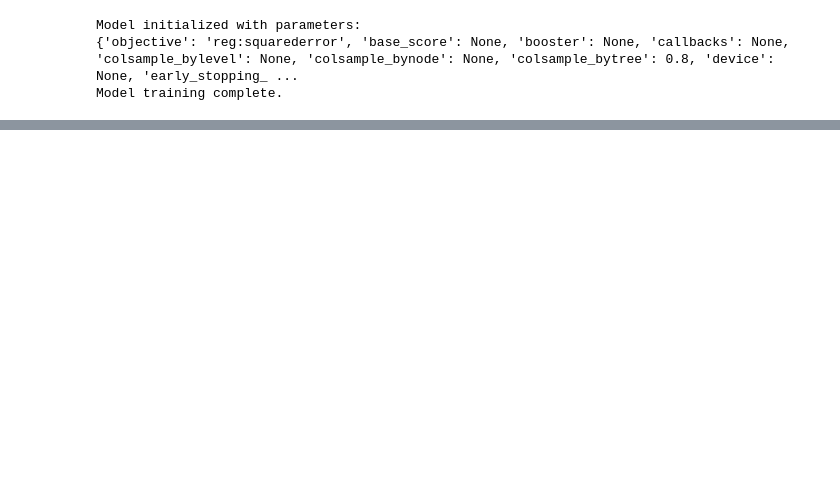
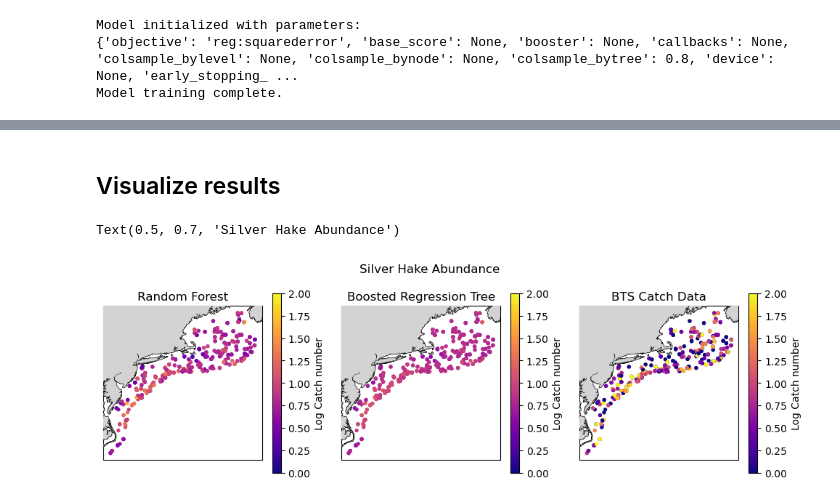
Before and after one commit to fish-pace/2026-proj-Trawling4PACE, a Jupyter notebook: contributor_folders/hsynan/RF_BRT_modeldevelopment.ipynb, the cells around one changed output, grey strips where cells are left out. Drawn from its saved outputs; the diff is of its cells as text; code cells hidden in the pictures; blank space fills up the shorter version.

```diff
--- a/contributor_folders/hsynan/RF_BRT_modeldevelopment.ipynb
+++ b/contributor_folders/hsynan/RF_BRT_modeldevelopment.ipynb
@@ -116,11 +118,11 @@ from sklearn.metrics import mean_squared_error, r2_score
 oob_score = regressor.oob_score_
 print(f'Out-of-Bag Score: {oob_score}')
 
-predictions = regressor.predict(X_test)
+predictions = regressor.predict(X_test_scaled)
 
-mse = mean_squared_error(y_test, predictions)
+mse = mean_squared_error(y_test_scaled, predictions)
 print(f'Mean Squared Error: {mse}')
 
-r2 = r2_score(y_test, predictions)
+r2 = r2_score(y_test_scaled, predictions)
 print(f'R-squared: {r2}')
 # %% [output]
@@ -258,0 +328,27 @@ R-squared: 0.0038195502225413236
+# %% [markdown]
+## Visualize results
+# %%
+#VISUALIZE RESULTS
+
+fig, (ax1,ax2,ax3) = plt.subplots(nrows=1, ncols=3, subplot_kw={'projection': cartopy.crs.PlateCarree()}, figsize=(12, 8))
+im=ax1.scatter(df.loc[X_test_scaled.index.tolist()].DECDEG_ENDLON, df.loc[X_test_scaled.index.tolist()].DECDEG_ENDLAT, c=predictions,vmin=0,vmax=2,cmap='plasma',s=8)
+ax1.set_title('Random Forest')
+fig.colorbar(im, ax=ax1,shrink=0.4,label='Log Catch number')
+ax1.add_feature(cartopy.feature.COASTLINE, linewidth=1)
+ax1.add_feature(cartopy.feature.LAND, zorder=100, facecolor='lightgrey')
+
+im1=ax2.scatter(df.loc[X_test_scaled.index.tolist()].DECDEG_ENDLON, df.loc[X_test_scaled.index.tolist()].DECDEG_ENDLAT, c=predictions_brt,vmin=0,vmax=2,cmap='plasma',s=8)
+ax2.set_title('Boosted Regression Tree')
+fig.colorbar(im1, ax=ax2,shrink=0.4,label='Log Catch number')
+ax2.add_feature(cartopy.feature.COASTLINE, linewidth=1)
+ax2.add_feature(cartopy.feature.LAND, zorder=100, facecolor='lightgrey')
+
+im2=ax3.scatter(df.loc[X_test_scaled.index.tolist()].DECDEG_ENDLON, df.loc[X_test_scaled.index.tolist()].DECDEG_ENDLAT, c=df.loc[y_test_scaled.index.tolist()].EXPCATCHNUM_log,cmap='plasma',vmin=0,vmax=2,s=8)
+ax3.set_title('BTS Catch Data')
+fig.colorbar(im2, ax=ax3,shrink=0.4,label='Log Catch number')
+ax3.add_feature(cartopy.feature.COASTLINE, linewidth=1)
+ax3.add_feature(cartopy.feature.LAND, zorder=100, facecolor='lightgrey')
+fig.suptitle('Silver Hake Abundance', y=0.7)
+# %% [output]
+Text(0.5, 0.7, 'Silver Hake Abundance')
+[figure, added]
```
Also changed, not shown: parts of 40 cells of this notebook.
